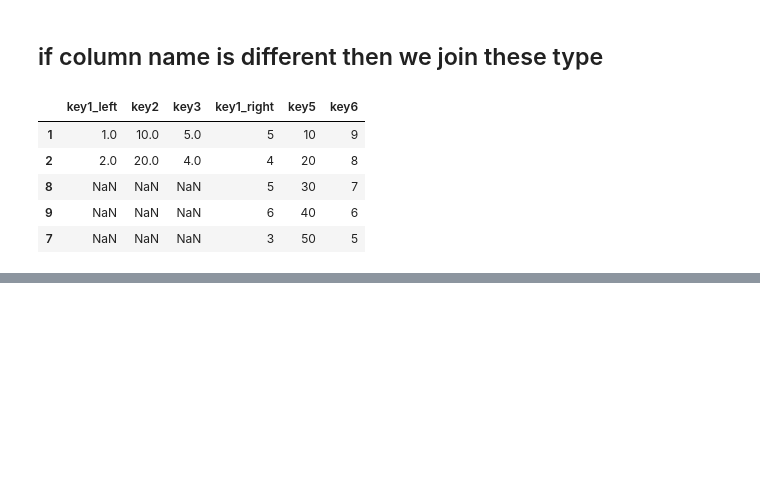
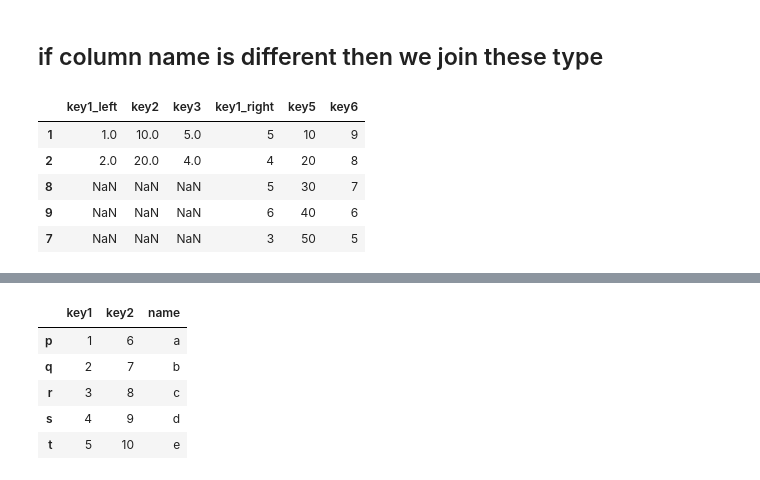
Before and after one commit to Rupeshkumar96/Machine_Learning, a Jupyter notebook: Pandas.ipynb, the cells around one changed output, grey strips where cells are left out. Cells and saved outputs as stored; diff of their text form; code cells hidden in the pictures; blank space fills up the shorter version.

```diff
--- a/Pandas.ipynb
+++ b/Pandas.ipynb
@@ -651,0 +677,9 @@ new
+# %%
+df
+# %% [output]
+|  | key1 | key2 | name |
+| p | 1 | 6 | a |
+| q | 2 | 7 | b |
+| r | 3 | 8 | c |
+| s | 4 | 9 | d |
+| t | 5 | 10 | e |
```
Also changed, not shown: parts of 40 cells of this notebook.
